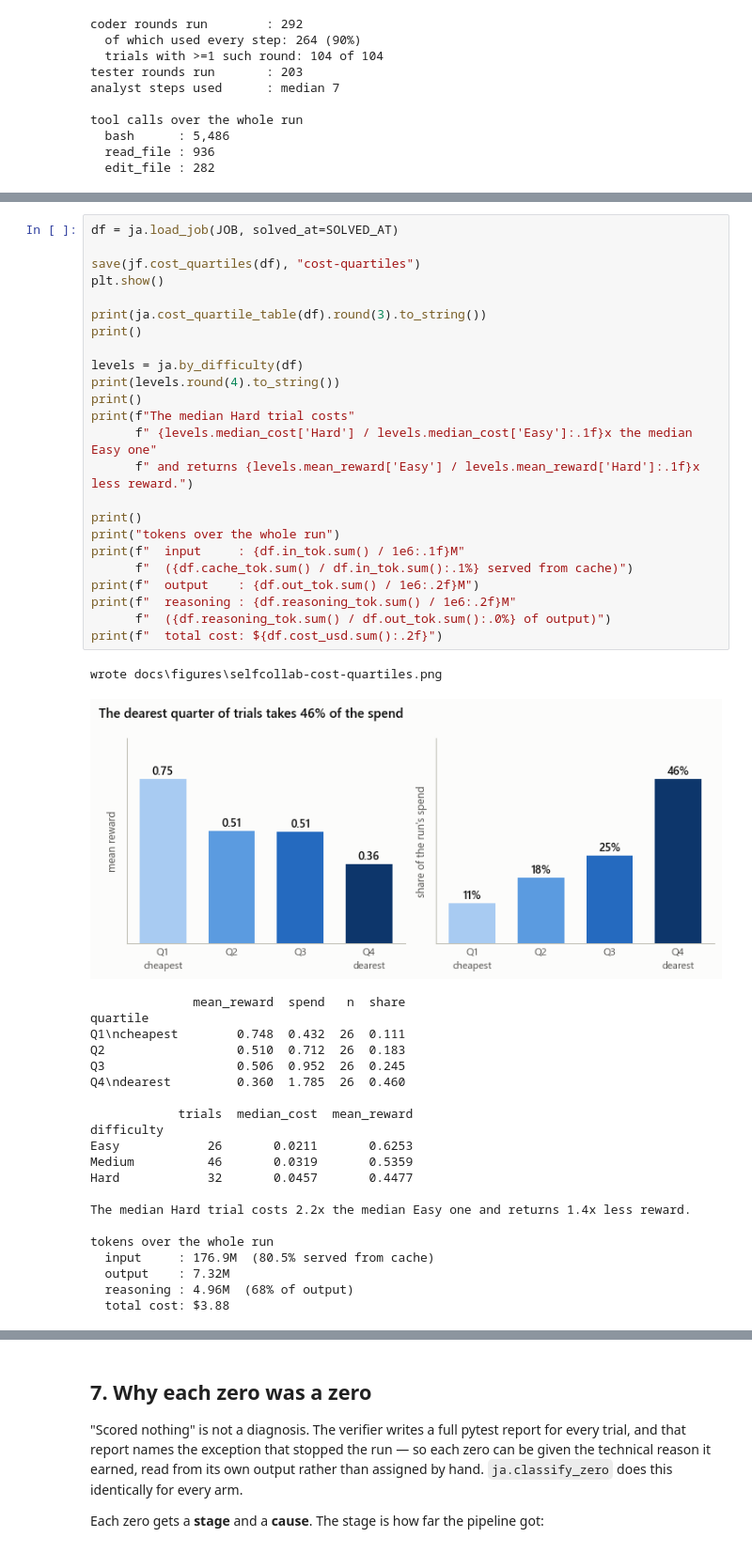
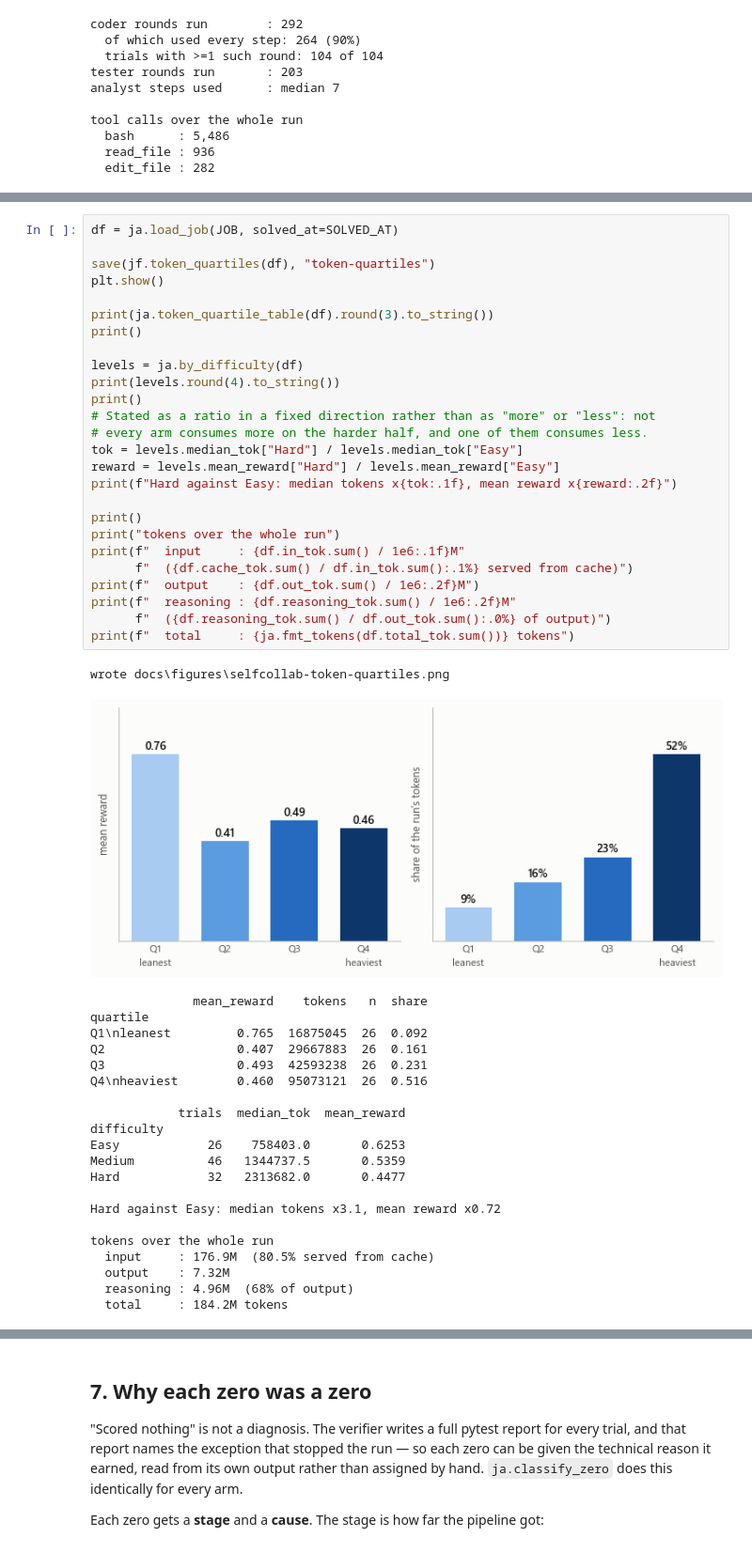
Before and after one commit to Tim-Dietrich/EvaluationPlatform, a Jupyter notebook: notebooks/nl2repobench-self-collaboration-run.ipynb, the cells around one changed output, grey strips where cells are left out. Shown at 94% size. Saved outputs shown, nothing was run; the diff lists cells and outputs as text.

```diff
--- a/notebooks/nl2repobench-self-collaboration-run.ipynb
+++ b/notebooks/nl2repobench-self-collaboration-run.ipynb
@@ -304,48 +304,50 @@ consumed.
 # %%
 df = ja.load_job(JOB, solved_at=SOLVED_AT)
 
-save(jf.cost_quartiles(df), "cost-quartiles")
+save(jf.token_quartiles(df), "token-quartiles")
 plt.show()
 
-print(ja.cost_quartile_table(df).round(3).to_string())
+print(ja.token_quartile_table(df).round(3).to_string())
 print()
 
 levels = ja.by_difficulty(df)
 print(levels.round(4).to_string())
 print()
-print(f"The median Hard trial costs"
-      f" {levels.median_cost['Hard'] / levels.median_cost['Easy']:.1f}x the median Easy one"
-      f" and returns {levels.mean_reward['Easy'] / levels.mean_reward['Hard']:.1f}x less reward.")
+# Stated as a ratio in a fixed direction rather than as "more" or "less": not
+# every arm consumes more on the harder half, and one of them consumes less.
+tok = levels.median_tok["Hard"] / levels.median_tok["Easy"]
+reward = levels.mean_reward["Hard"] / levels.mean_reward["Easy"]
+print(f"Hard against Easy: median tokens x{tok:.1f}, mean reward x{reward:.2f}")
 
 print()
 print("tokens over the whole run")
 print(f"  input     : {df.in_tok.sum() / 1e6:.1f}M"
       f"  ({df.cache_tok.sum() / df.in_tok.sum():.1%} served from cache)")
 print(f"  output    : {df.out_tok.sum() / 1e6:.2f}M")
 print(f"  reasoning : {df.reasoning_tok.sum() / 1e6:.2f}M"
       f"  ({df.reasoning_tok.sum() / df.out_tok.sum():.0%} of output)")
-print(f"  total cost: ${df.cost_usd.sum():.2f}")
+print(f"  total     : {ja.fmt_tokens(df.total_tok.sum())} tokens")
 # %% [output]
-wrote docs\figures\selfcollab-cost-quartiles.png
+wrote docs\figures\selfcollab-token-quartiles.png
-[figure, old version]
+[figure, new version]
-              mean_reward  spend   n  share
+              mean_reward    tokens   n  share
 quartile
-Q1\ncheapest        0.748  0.432  26  0.111
-Q2                  0.510  0.712  26  0.183
-Q3                  0.506  0.952  26  0.245
-Q4\ndearest         0.360  1.785  26  0.460
+Q1\nleanest         0.765  16875045  26  0.092
+Q2                  0.407  29667883  26  0.161
+Q3                  0.493  42593238  26  0.231
+Q4\nheaviest        0.460  95073121  26  0.516
 
-            trials  median_cost  mean_reward
+            trials  median_tok  mean_reward
 difficulty
-Easy            26       0.0211       0.6253
-Medium          46       0.0319       0.5359
-Hard            32       0.0457       0.4477
+Easy            26    758403.0       0.6253
+Medium          46   1344737.5       0.5359
+Hard            32   2313682.0       0.4477
 
-The median Hard trial costs 2.2x the median Easy one and returns 1.4x less reward.
+Hard against Easy: median tokens x3.1, mean reward x0.72
 
 tokens over the whole run
   input     : 176.9M  (80.5% served from cache)
   output    : 7.32M
   reasoning : 4.96M  (68% of output)
-  total cost: $3.88
+  total     : 184.2M tokens
 # %% [markdown]
```
Also changed, not shown: parts of 11 cells of this notebook, 6 other files.
